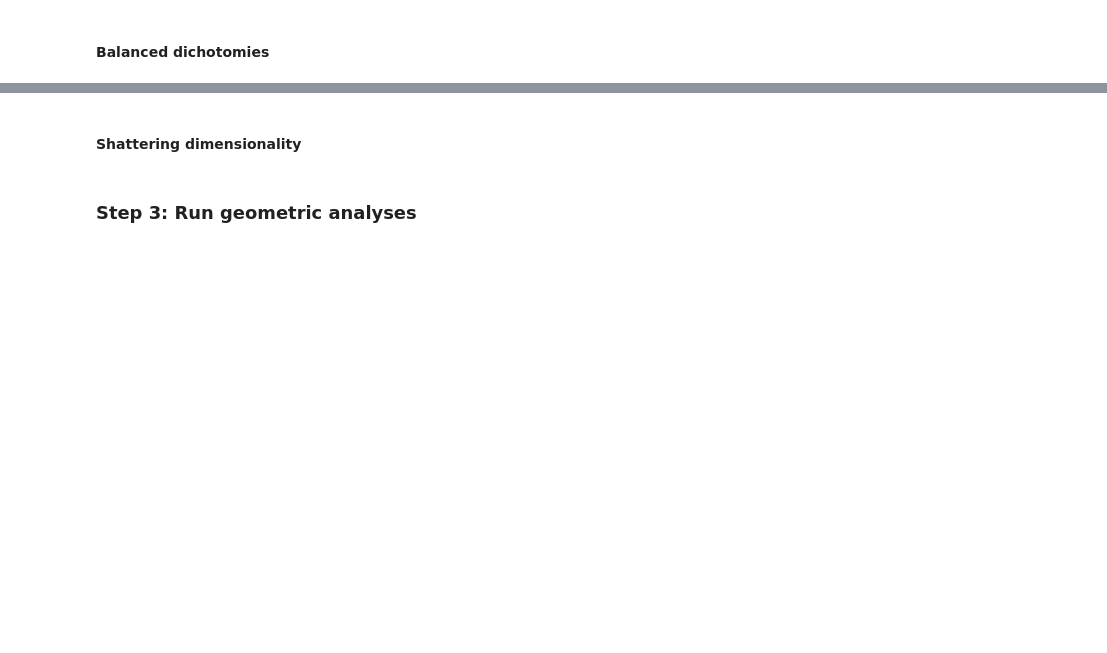
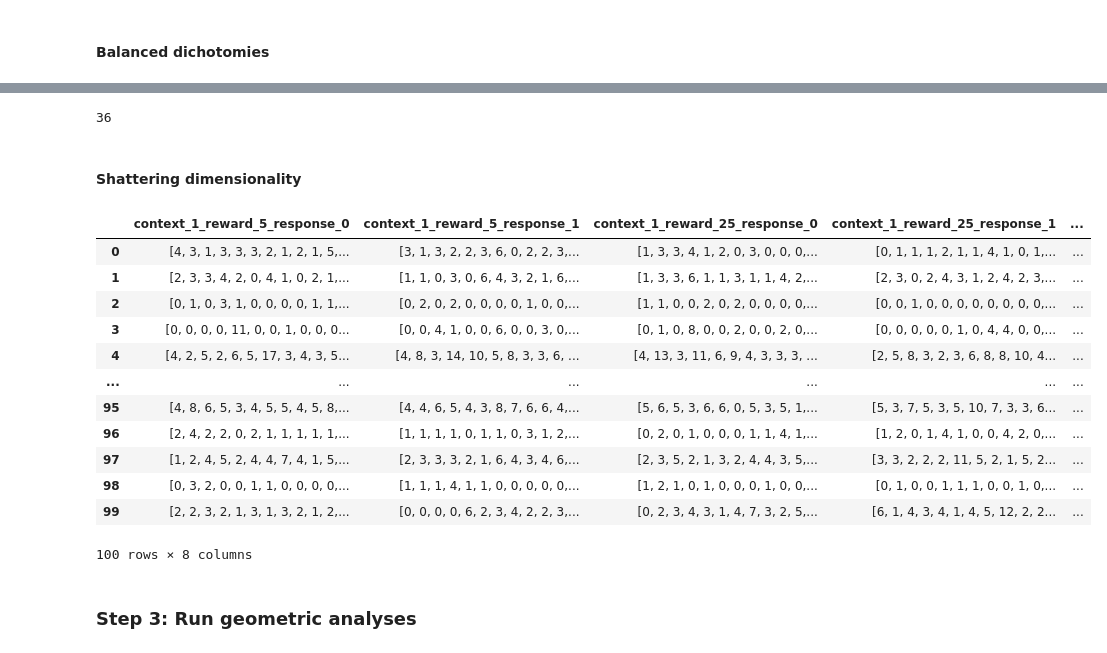
Before and after one commit to bnnyng/neural-code-portfolio, a Jupyter notebook: paper_analysis.ipynb, the cells around one changed output, grey strips where cells are left out. Cells and saved outputs as stored; diff of their text form; code cells hidden in the pictures; blank space fills up the shorter version.

```diff
--- a/paper_analysis.ipynb
+++ b/paper_analysis.ipynb
@@ -252,2 +776,6 @@ construct_regressors(neu_data, thr=30, select=[i for i in range(100)])
+# %%
+len(group_avgs.iloc[0, 0])
+# %% [output]
+36
 # %% [markdown]
 #### Shattering dimensionality
@@ -376,0 +782,39 @@ def prep_regressors(training, testing, gr_1, gr_2):
+# %%
+def sample_from_data(
+    group_avgs : pd.DataFrame,
+    n_train : int,
+    n_test : int
+) -> tuple[pd.DataFrame, pd.DataFrame]:
+    training = pd.DataFrame()
+    testing = pd.DataFrame()
+
+    for combo in group_avgs.columns:
+        cell_train = []
+        cell_test = []
+        for cell_data in group_avgs[combo].values:
+            train_idx = np.random.choice(len(cell_data), n_train, replace=False)
+            test_idx = np.random.choice(
+                len(np.delete(cell_data, train_idx)), n_test, replace=False
+            )
+            cell_train.append(cell_data[train_idx])
+            cell_test.append(cell_data[test_idx])
+        training[combo] = cell_train
+        testing[combo] = cell_test
+    return training, testing
+
+training, testing = sample_from_data(group_avgs, n_train=15, n_test=0)
+training
+# %% [output]
+|  | context_1_reward_5_response_0 | context_1_reward_5_response_1 | context_1_reward_25_response_0 | context_1_reward_25_response_1 | ... |
+| 0 | [4, 3, 1, 3, 3, 3, 2, 1, 2, 1, 5,... | [3, 1, 3, 2, 2, 3, 6, 0, 2, 2, 3,... | [1, 3, 3, 4, 1, 2, 0, 3, 0, 0, 0,... | [0, 1, 1, 1, 2, 1, 1, 4, 1, 0, 1,... | ... |
+| 1 | [2, 3, 3, 4, 2, 0, 4, 1, 0, 2, 1,... | [1, 1, 0, 3, 0, 6, 4, 3, 2, 1, 6,... | [1, 3, 3, 6, 1, 1, 3, 1, 1, 4, 2,... | [2, 3, 0, 2, 4, 3, 1, 2, 4, 2, 3,... | ... |
+| 2 | [0, 1, 0, 3, 1, 0, 0, 0, 0, 1, 1,... | [0, 2, 0, 2, 0, 0, 0, 0, 1, 0, 0,... | [1, 1, 0, 0, 2, 0, 2, 0, 0, 0, 0,... | [0, 0, 1, 0, 0, 0, 0, 0, 0, 0, 0,... | ... |
+| 3 | [0, 0, 0, 0, 11, 0, 0, 1, 0, 0, 0... | [0, 0, 4, 1, 0, 0, 6, 0, 0, 3, 0,... | [0, 1, 0, 8, 0, 0, 2, 0, 0, 2, 0,... | [0, 0, 0, 0, 0, 1, 0, 4, 4, 0, 0,... | ... |
+| 4 | [4, 2, 5, 2, 6, 5, 17, 3, 4, 3, 5... | [4, 8, 3, 14, 10, 5, 8, 3, 3, 6, ... | [4, 13, 3, 11, 6, 9, 4, 3, 3, 3, ... | [2, 5, 8, 3, 2, 3, 6, 8, 8, 10, 4... | ... |
+| ... | ... | ... | ... | ... | ... |
+| 95 | [4, 8, 6, 5, 3, 4, 5, 5, 4, 5, 8,... | [4, 4, 6, 5, 4, 3, 8, 7, 6, 6, 4,... | [5, 6, 5, 3, 6, 6, 0, 5, 3, 5, 1,... | [5, 3, 7, 5, 3, 5, 10, 7, 3, 3, 6... | ... |
+| 96 | [2, 4, 2, 2, 0, 2, 1, 1, 1, 1, 1,... | [1, 1, 1, 1, 0, 1, 1, 0, 3, 1, 2,... | [0, 2, 0, 1, 0, 0, 0, 1, 1, 4, 1,... | [1, 2, 0, 1, 4, 1, 0, 0, 4, 2, 0,... | ... |
+| 97 | [1, 2, 4, 5, 2, 4, 4, 7, 4, 1, 5,... | [2, 3, 3, 3, 2, 1, 6, 4, 3, 4, 6,... | [2, 3, 5, 2, 1, 3, 2, 4, 4, 3, 5,... | [3, 3, 2, 2, 2, 11, 5, 2, 1, 5, 2... | ... |
+| 98 | [0, 3, 2, 0, 0, 1, 1, 0, 0, 0, 0,... | [1, 1, 1, 4, 1, 1, 0, 0, 0, 0, 0,... | [1, 2, 1, 0, 1, 0, 0, 0, 1, 0, 0,... | [0, 1, 0, 0, 1, 1, 1, 0, 0, 1, 0,... | ... |
+| 99 | [2, 2, 3, 2, 1, 3, 1, 3, 2, 1, 2,... | [0, 0, 0, 0, 6, 2, 3, 4, 2, 2, 3,... | [0, 2, 3, 4, 3, 1, 4, 7, 3, 2, 5,... | [6, 1, 4, 3, 4, 1, 4, 5, 12, 2, 2... | ... |
+100 rows × 8 columns
```
Also changed, not shown: parts of 32 cells of this notebook, 5 other files.
